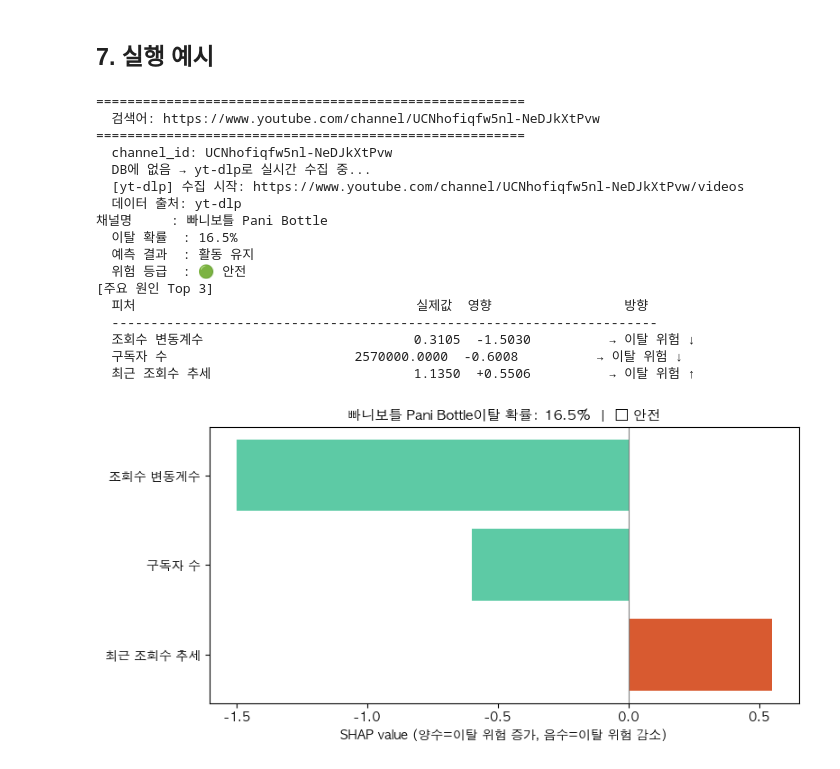
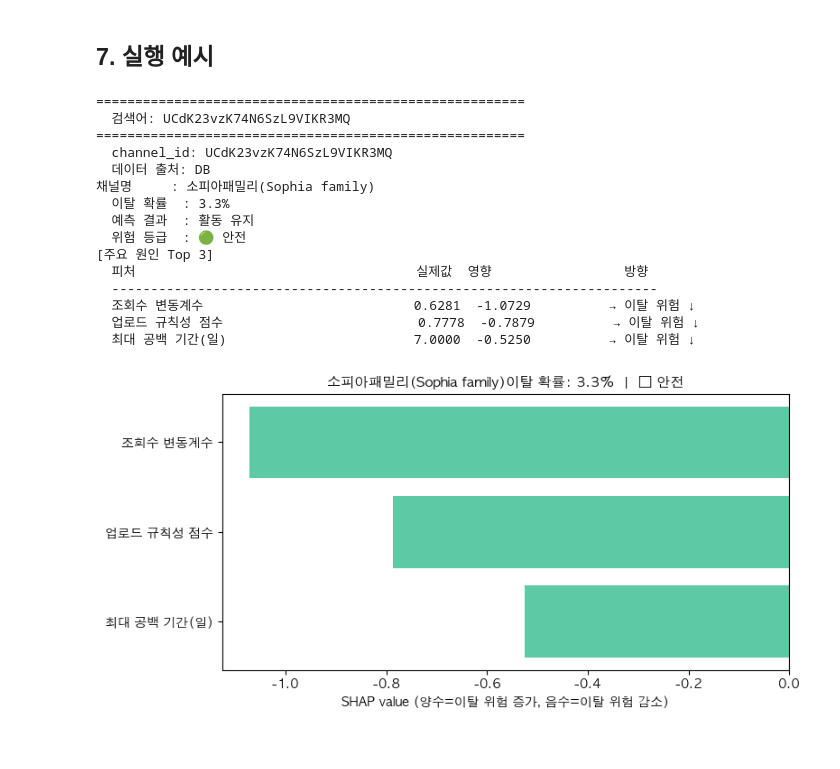
Before and after one commit to SKNETWORKS-FAMILY-AICAMP/SKN30-2nd-1Team, a Jupyter notebook: notebooks/02_modeling/churn_prediction_system.ipynb, the cells around one changed output. Cells and saved outputs as stored; diff of their text form; code cells hidden in the pictures.

```diff
--- a/notebooks/02_modeling/churn_prediction_system.ipynb
+++ b/notebooks/02_modeling/churn_prediction_system.ipynb
@@ -566,38 +566,36 @@ def predict_churn(query: str, top_n: int = 3):
 # %%
 # ── 사용법 ────────────────────────────────────────────────────────────────────
 # DB에 있는 채널 (빠름)
 #result = predict_churn("2M (투엠) ENT")
 
 # channel_id 직접 입력
-# result = predict_churn("UC0_yHLyKYYvG4bzylDs3pwA")
+result = predict_churn("UCdK23vzK74N6SzL9VIKR3MQ")
 
 # YouTube URL (yt-dlp로 channel_id 추출 후 DB 조회)
-result = predict_churn("https://www.youtube.com/channel/UCNhofiqfw5nl-NeDJkXtPvw")
+# result = predict_churn("https://www.youtube.com/channel/UCNhofiqfw5nl-NeDJkXtPvw")
 
 # @handle (yt-dlp로 실시간 수집)
 # result = predict_churn("@channelhandle")
 
 # DB에 없는 채널 → yt-dlp 자동 수집
 # result = predict_churn("https://www.youtube.com/@example")
 # %% [output]
 =======================================================
-  검색어: https://www.youtube.com/channel/UCNhofiqfw5nl-NeDJkXtPvw
+  검색어: UCdK23vzK74N6SzL9VIKR3MQ
 =======================================================
-  channel_id: UCNhofiqfw5nl-NeDJkXtPvw
-  DB에 없음 → yt-dlp로 실시간 수집 중...
-  [yt-dlp] 수집 시작: https://www.youtube.com/channel/UCNhofiqfw5nl-NeDJkXtPvw/videos
-  데이터 출처: yt-dlp
-채널명     : 빠니보틀 Pani Bottle
-  이탈 확률  : 16.5%
+  channel_id: UCdK23vzK74N6SzL9VIKR3MQ
+  데이터 출처: DB
+채널명     : 소피아패밀리(Sophia family)
+  이탈 확률  : 3.3%
   예측 결과  : 활동 유지
   위험 등급  : 🟢 안전
 [주요 원인 Top 3]
   피처                                    실제값  영향                 방향
   ----------------------------------------------------------------------
-  조회수 변동계수                           0.3105  -1.5030          → 이탈 위험 ↓
-  구독자 수                        2570000.0000  -0.6008          → 이탈 위험 ↓
-  최근 조회수 추세                          1.1350  +0.5506          → 이탈 위험 ↑
+  조회수 변동계수                           0.6281  -1.0729          → 이탈 위험 ↓
+  업로드 규칙성 점수                         0.7778  -0.7879          → 이탈 위험 ↓
+  최대 공백 기간(일)                        7.0000  -0.5250          → 이탈 위험 ↓
-[figure, old version]
+[figure, new version]
 # %%
 # 여러 채널 일괄 예측
 channels = [
```
